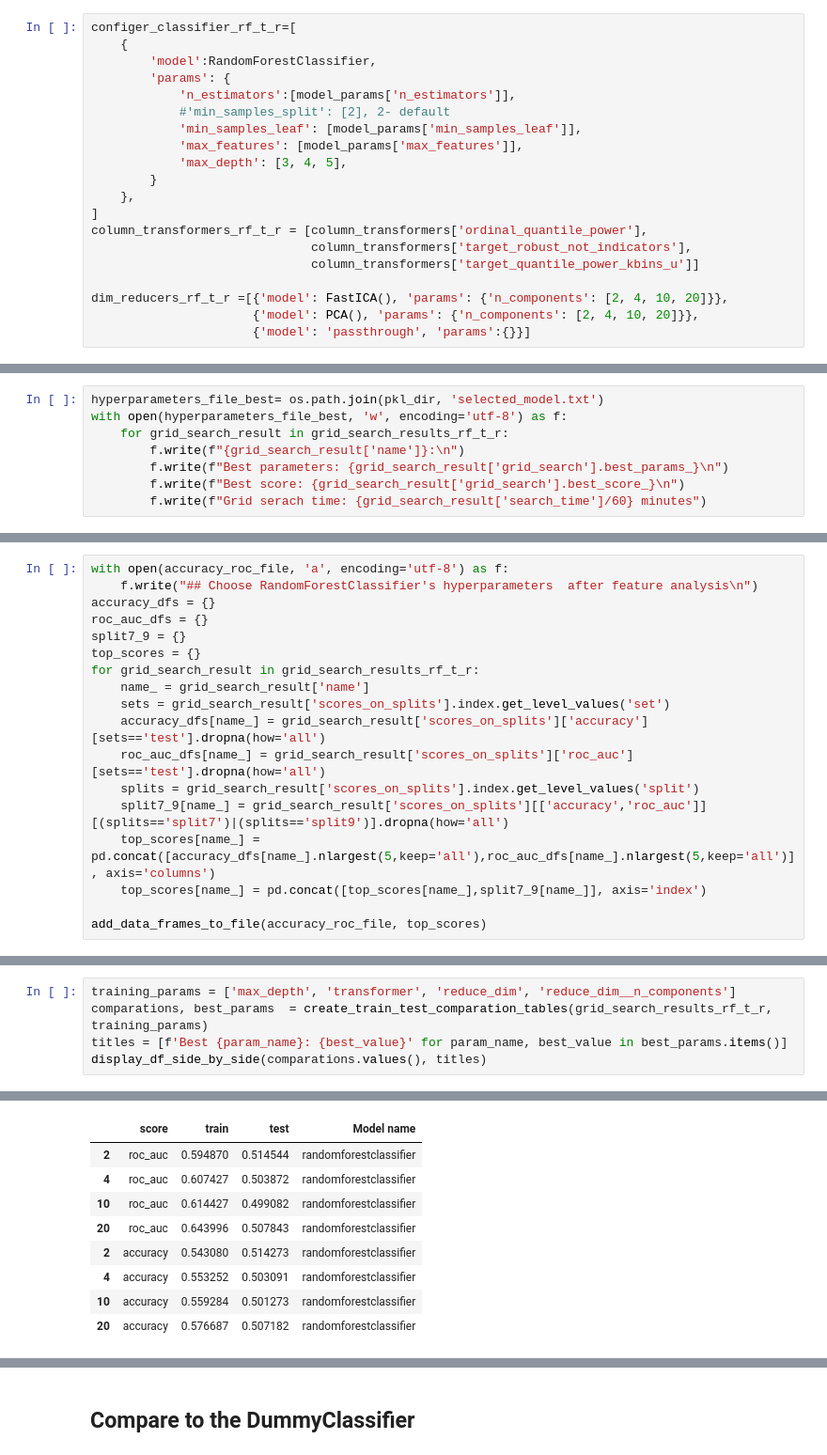
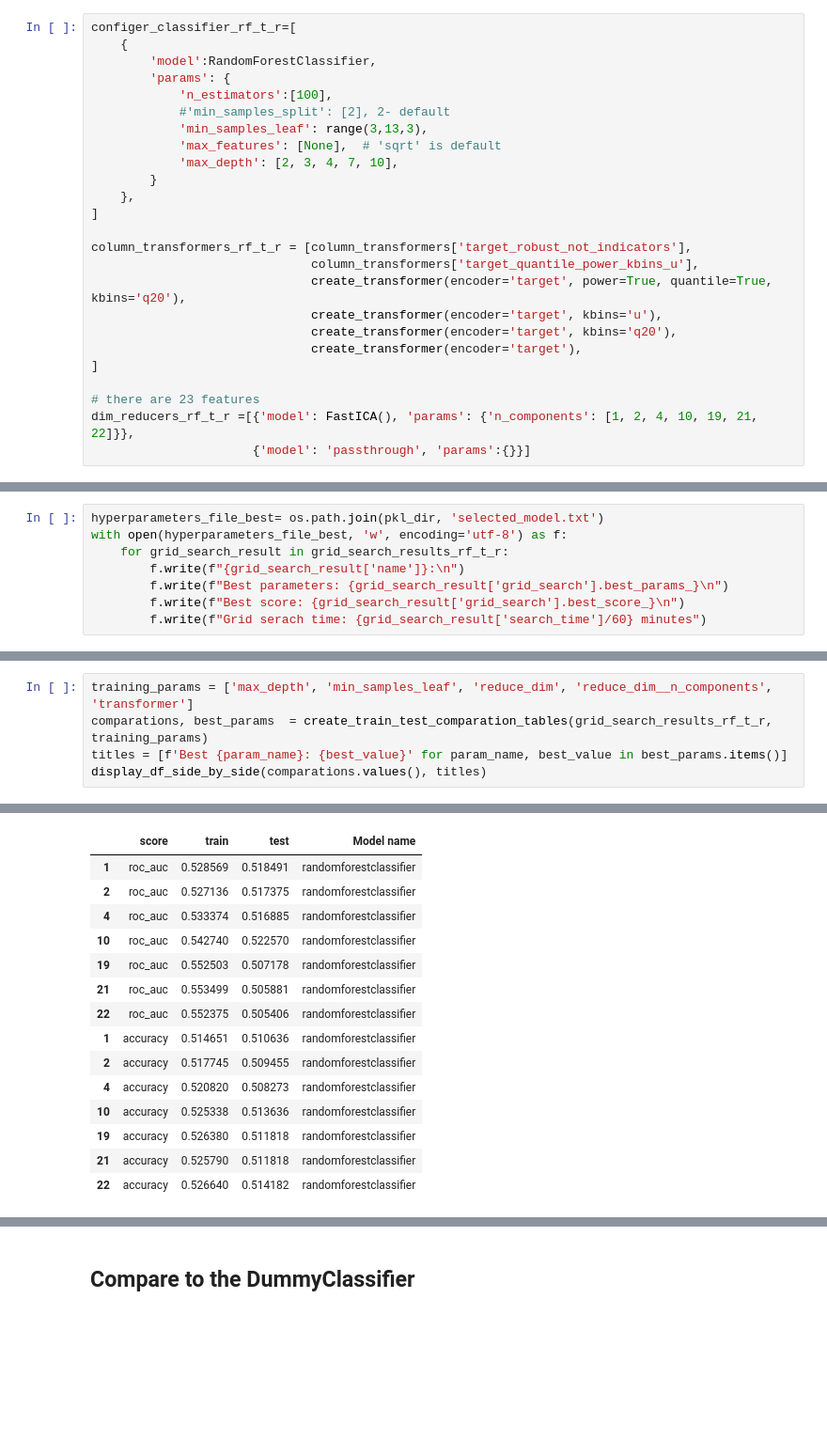
Before and after one commit to Loscutik/sp500-strategies, a Jupyter notebook: notebooks/model_selecting.ipynb, the cells around one changed output, grey strips where cells are left out. Shown at 94% size. Cells and saved outputs as stored; diff of their text form; blank space fills up the shorter version.

Commit message:
add hyperparameters optimization

```diff
--- a/notebooks/model_selecting.ipynb
+++ b/notebooks/model_selecting.ipynb
@@ -2033,18 +1995,23 @@ configer_classifier_rf_t_r=[
     {
         'model':RandomForestClassifier,
         'params': {
-            'n_estimators':[model_params['n_estimators']],
+            'n_estimators':[100],
             #'min_samples_split': [2], 2- default
-            'min_samples_leaf': [model_params['min_samples_leaf']],
-            'max_features': [model_params['max_features']],
-            'max_depth': [3, 4, 5],
+            'min_samples_leaf': range(3,13,3),
+            'max_features': [None],  # 'sqrt' is default
+            'max_depth': [2, 3, 4, 7, 10],
         }
     },
 ]
-column_transformers_rf_t_r = [column_transformers['ordinal_quantile_power'],
-                              column_transformers['target_robust_not_indicators'],
-                              column_transformers['target_quantile_power_kbins_u']]
 
-dim_reducers_rf_t_r =[{'model': FastICA(), 'params': {'n_components': [2, 4, 10, 20]}},
-                      {'model': PCA(), 'params': {'n_components': [2, 4, 10, 20]}},
+column_transformers_rf_t_r = [column_transformers['target_robust_not_indicators'],
+                              column_transformers['target_quantile_power_kbins_u'],
+                              create_transformer(encoder='target', power=True, quantile=True, kbins='q20'),
+                              create_transformer(encoder='target', kbins='u'),
+                              create_transformer(encoder='target', kbins='q20'),
+                              create_transformer(encoder='target'),
+]
+
+# there are 23 features
+dim_reducers_rf_t_r =[{'model': FastICA(), 'params': {'n_components': [1, 2, 4, 10, 19, 21, 22]}},
                       {'model': 'passthrough', 'params':{}}]
@@ -2092,18 +2049,0 @@ Saving randomforestclassifier
-# %%
-with open(accuracy_roc_file, 'a', encoding='utf-8') as f:
-    f.write("## Choose RandomForestClassifier's hyperparameters  after feature analysis\n")
-accuracy_dfs = {}
-roc_auc_dfs = {}
-split7_9 = {}
-top_scores = {}
-for grid_search_result in grid_search_results_rf_t_r:
-    name_ = grid_search_result['name']
-    sets = grid_search_result['scores_on_splits'].index.get_level_values('set')
-    accuracy_dfs[name_] = grid_search_result['scores_on_splits']['accuracy'][sets=='test'].dropna(how='all')
-    roc_auc_dfs[name_] = grid_search_result['scores_on_splits']['roc_auc'][sets=='test'].dropna(how='all')
-    splits = grid_search_result['scores_on_splits'].index.get_level_values('split')
-    split7_9[name_] = grid_search_result['scores_on_splits'][['accuracy','roc_auc']][(splits=='split7')|(splits=='split9')].dropna(how='all')
-    top_scores[name_] = pd.concat([accuracy_dfs[name_].nlargest(5,keep='all'),roc_auc_dfs[name_].nlargest(5,keep='all')], axis='columns')
-    top_scores[name_] = pd.concat([top_scores[name_],split7_9[name_]], axis='index')
-
-add_data_frames_to_file(accuracy_roc_file, top_scores)
@@ -2131,7 +2077,7 @@ comparation_table#[comparation_table['diff'] != 'Same']
 |  | train_length_best | 280210 | NaN | -- |
 |  | train_length_grid | [265602, 280210, 300462] | NaN | -- |
 # %%
-training_params = ['max_depth', 'transformer', 'reduce_dim', 'reduce_dim__n_components']
+training_params = ['max_depth', 'min_samples_leaf', 'reduce_dim', 'reduce_dim__n_components', 'transformer']
 comparations, best_params  = create_train_test_comparation_tables(grid_search_results_rf_t_r, training_params)
 titles = [f'Best {param_name}: {best_value}' for param_name, best_value in best_params.items()]
 display_df_side_by_side(comparations.values(), titles)
@@ -2162,9 +2112,15 @@ Best reduce_dim__n_components: {'randomforestclassifier': '2'}
 |  | score | train | test | Model name |
-| 2 | roc_auc | 0.594870 | 0.514544 | randomforestclassifier |
-| 4 | roc_auc | 0.607427 | 0.503872 | randomforestclassifier |
-| 10 | roc_auc | 0.614427 | 0.499082 | randomforestclassifier |
-| 20 | roc_auc | 0.643996 | 0.507843 | randomforestclassifier |
-| 2 | accuracy | 0.543080 | 0.514273 | randomforestclassifier |
-| 4 | accuracy | 0.553252 | 0.503091 | randomforestclassifier |
-| 10 | accuracy | 0.559284 | 0.501273 | randomforestclassifier |
-| 20 | accuracy | 0.576687 | 0.507182 | randomforestclassifier |
+| 1 | roc_auc | 0.528569 | 0.518491 | randomforestclassifier |
+| 2 | roc_auc | 0.527136 | 0.517375 | randomforestclassifier |
+| 4 | roc_auc | 0.533374 | 0.516885 | randomforestclassifier |
+| 10 | roc_auc | 0.542740 | 0.522570 | randomforestclassifier |
+| 19 | roc_auc | 0.552503 | 0.507178 | randomforestclassifier |
+| 21 | roc_auc | 0.553499 | 0.505881 | randomforestclassifier |
+| 22 | roc_auc | 0.552375 | 0.505406 | randomforestclassifier |
+| 1 | accuracy | 0.514651 | 0.510636 | randomforestclassifier |
+| 2 | accuracy | 0.517745 | 0.509455 | randomforestclassifier |
+| 4 | accuracy | 0.520820 | 0.508273 | randomforestclassifier |
+| 10 | accuracy | 0.525338 | 0.513636 | randomforestclassifier |
+| 19 | accuracy | 0.526380 | 0.511818 | randomforestclassifier |
+| 21 | accuracy | 0.525790 | 0.511818 | randomforestclassifier |
+| 22 | accuracy | 0.526640 | 0.514182 | randomforestclassifier |
```
Also changed, not shown: parts of 104 cells of this notebook, 21 other files.
